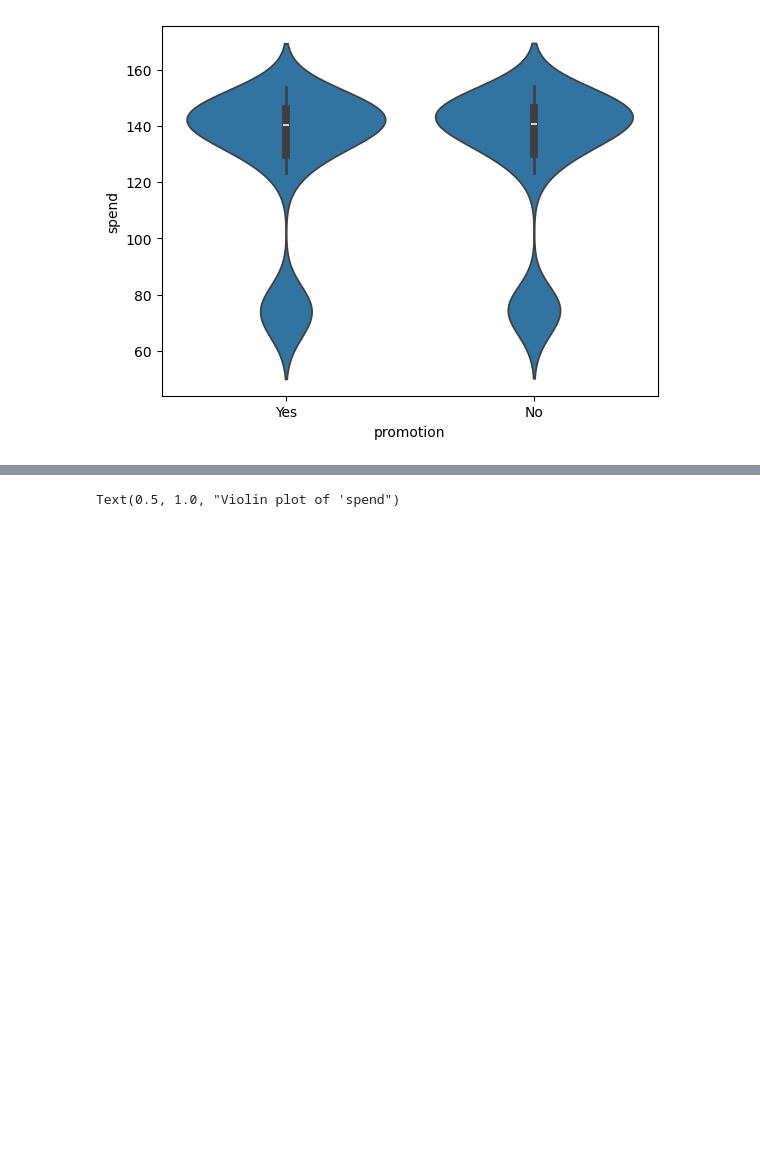
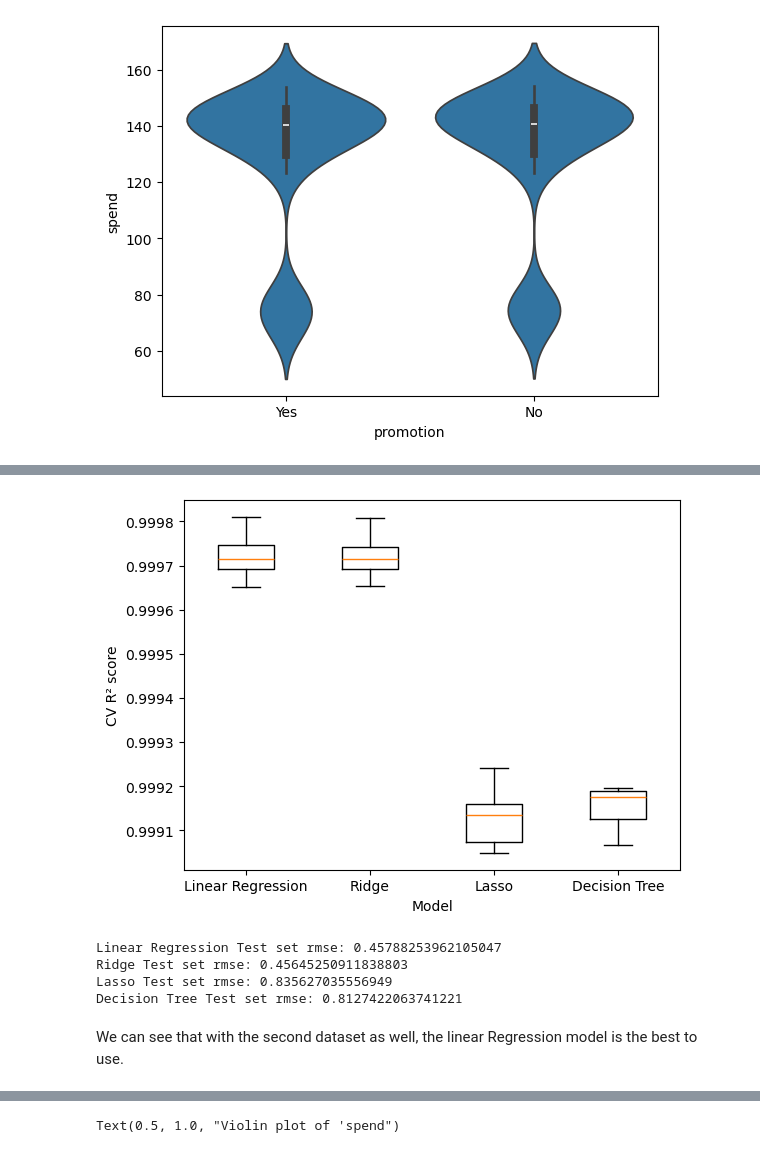
Before and after one commit to flylight-max/EDA_exam_CodeOp, a Jupyter notebook: analysis.ipynb, the cells around one changed output, grey strips where cells are left out. Saved outputs shown, nothing was run; the diff lists cells and outputs as text; code cells hidden in the pictures; blank space fills up the shorter version.

```diff
--- a/analysis.ipynb
+++ b/analysis.ipynb
@@ -848,0 +820,10 @@ However, in real life, how can I be confident? Customers could have changed thei
+# %%
+customer_train = customer_train.drop(["customer_id", "promotion"], axis=1)
+customer_test = customer_test.drop(["customer_id", "promotion"], axis=1)
+
+from combine_dataframes import to_datetime
+to_datetime(customer_train,"joining_month","%b")
+customer_train["joining_month"] = customer_train["joining_month"].dt.month
+to_datetime(customer_test,"joining_month","%b")
+customer_test["joining_month"] = customer_test["joining_month"].dt.month
+print(customer_train["joining_month"].value_counts())
@@ -848,0 +875,14 @@ However, in real life, how can I be confident? Customers could have changed thei
+# %%
+visu_cv_score(models, X_train, y_train)
+# %% [output]
+[figure, added]
+# %%
+X_train_train,X_train_test,y_train_train,y_train_test = train_test_split(X_train,y_train,test_size=0.2, random_state=1984)
+rmse_regression_models(models,X_train_train,y_train_train,X_train_test,y_train_test)
+# %% [output]
+Linear Regression Test set rmse: 0.45788253962105047
+Ridge Test set rmse: 0.45645250911838803
+Lasso Test set rmse: 0.835627035556949
+Decision Tree Test set rmse: 0.8127422063741221
+# %% [markdown]
+We can see that with the second dataset as well, the linear Regression model is the best to use.
```
Also changed, not shown: parts of 59 cells of this notebook, 1 other file.
